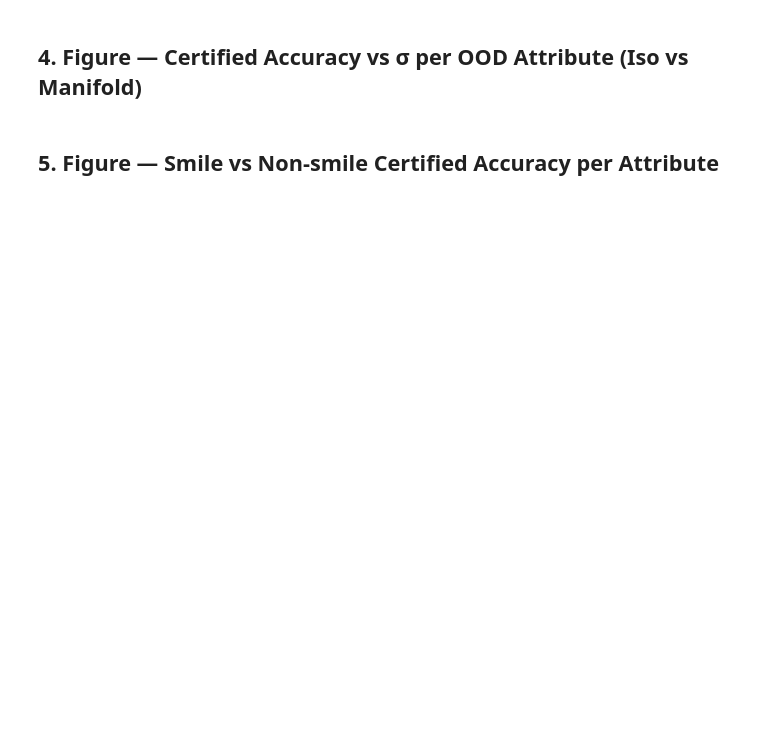
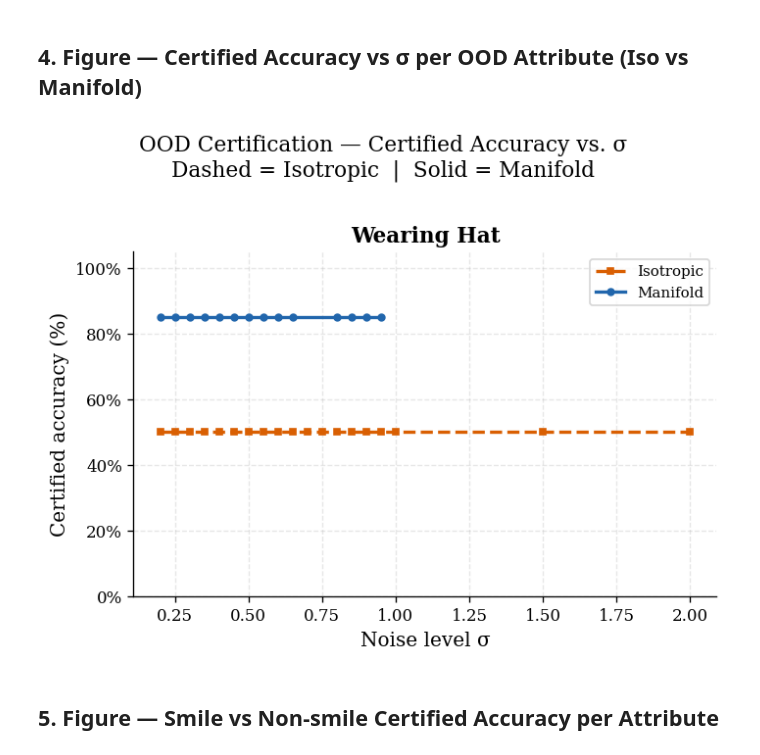
Before and after one commit to daniyaniazi/RandomizedSmothingmanifold, a Jupyter notebook: notebooks/CelebA_OOD_Analysis.ipynb, the cells around one changed output. Drawn from its saved outputs; the diff is of its cells as text; code cells hidden in the pictures; blank space fills up the shorter version.

```diff
--- a/notebooks/CelebA_OOD_Analysis.ipynb
+++ b/notebooks/CelebA_OOD_Analysis.ipynb
@@ -182,40 +225,43 @@ if not cert_df.empty:
 
     COLOR = {'Isotropic': C['isotropic'], 'Manifold': C['manifold']}
     LS    = {'Isotropic': '--',            'Manifold': '-'}
-    MARK  = {'Isotropic': 's',             'Manifold': 'o'}
+    MARK = {'manifold': 'o',   'isotropic': 's',
+        'smile': '^',      'no_smile': 'v', 'overall': 'D'}
 
     fig, axes = plt.subplots(nrows, ncols, figsize=(6*ncols, 4.5*nrows),
                              sharey=True, squeeze=False)
 
     for i, attr in enumerate(attributes):
         ax  = axes[i // ncols][i % ncols]
         sub = cert_df[cert_df['attribute'] == attr]
 
         for smoothing, grp in sub.groupby('smoothing'):
             grp = grp.sort_values('sigma')
             ax.plot(grp['sigma'], grp['certified_acc'] * 100,
                     color=COLOR[smoothing], linestyle=LS[smoothing],
-                    marker=MARK[smoothing], markersize=4, linewidth=2,
+                    marker=MARK[str.lower(smoothing)], markersize=4, linewidth=2,
                     label=smoothing)
 
         attr_label = attr.replace('_', ' ').title()
         ax.set_title(attr_label, fontweight='bold')
         ax.set_xlabel('Noise level σ')
         ax.set_ylabel('Certified accuracy (%)' if i % ncols == 0 else '')
         ax.set_ylim(0, 105)
         ax.yaxis.set_major_formatter(mticker.PercentFormatter())
         ax.legend()
 
     # Hide empty subplots
     for j in range(i+1, nrows*ncols):
         axes[j // ncols][j % ncols].set_visible(False)
 
     fig.suptitle('OOD Certification — Certified Accuracy vs. σ\n'
                  'Dashed = Isotropic  |  Solid = Manifold',
                  fontsize=13, y=1.01)
     plt.tight_layout()
     plt.savefig('fig_ood_cert_acc.pdf', bbox_inches='tight')
     plt.show()
+# %% [output]
+[figure, added]
 # %% [markdown]
 ## 5. Figure — Smile vs Non-smile Certified Accuracy per Attribute
 # %%
```
Also changed, not shown: parts of 7 cells of this notebook, 6 other files.
